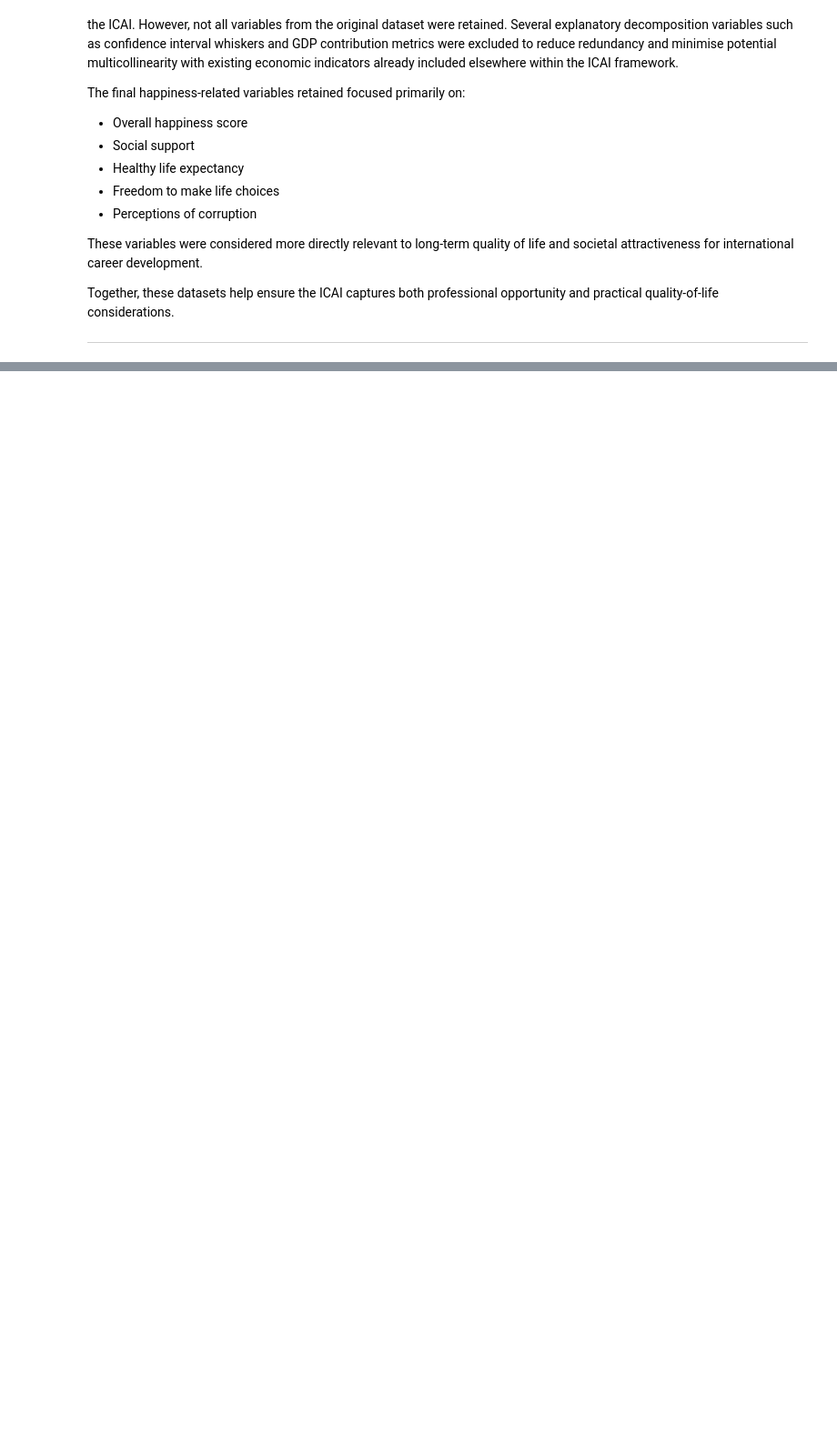
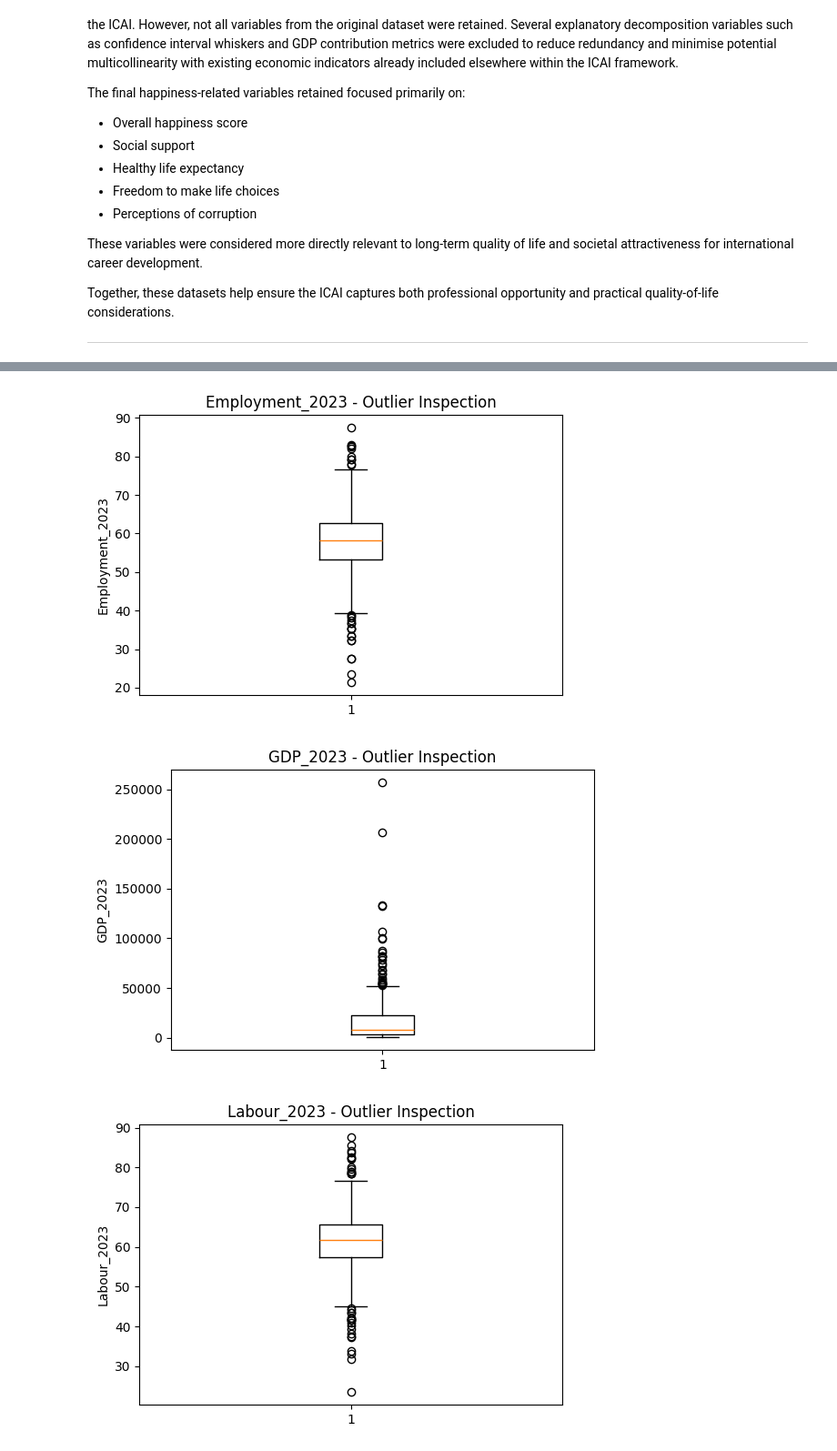
Before and after one commit to LeafMonarch/International-Career-Attractiveness-Index, a Jupyter notebook: notebooks/main.ipynb, the cells around one changed output, grey strips where cells are left out. Shown at 91% size. Saved outputs shown, nothing was run; the diff lists cells and outputs as text; code cells hidden in the pictures; blank space fills up the shorter version.

```diff
--- a/notebooks/main.ipynb
+++ b/notebooks/main.ipynb
@@ -542,0 +1122,19 @@ display(happiness.head(5))
+# %%
+job_market_cols = {
+    "Employment_2023": employment["Employment_2023"],
+    "GDP_2023": gdp["GDP_2023"],
+    "Labour_2023": labour["Labour_2023"],
+    "Population_2023": population["Population_2023"],
+    "Unemployment_2023": unemployment["Unemployment_2023"]
+}
+
+for name, data in job_market_cols.items():
+    plt.figure(figsize=(6, 4))
+    plt.boxplot(data.dropna())
+    plt.title(f"{name} - Outlier Inspection")
+    plt.ylabel(name)
+    plt.show()
+# %% [output]
+[figure, added]
+[figure, added]
+[figure, added]
```
Also changed, not shown: parts of 29 cells of this notebook.
